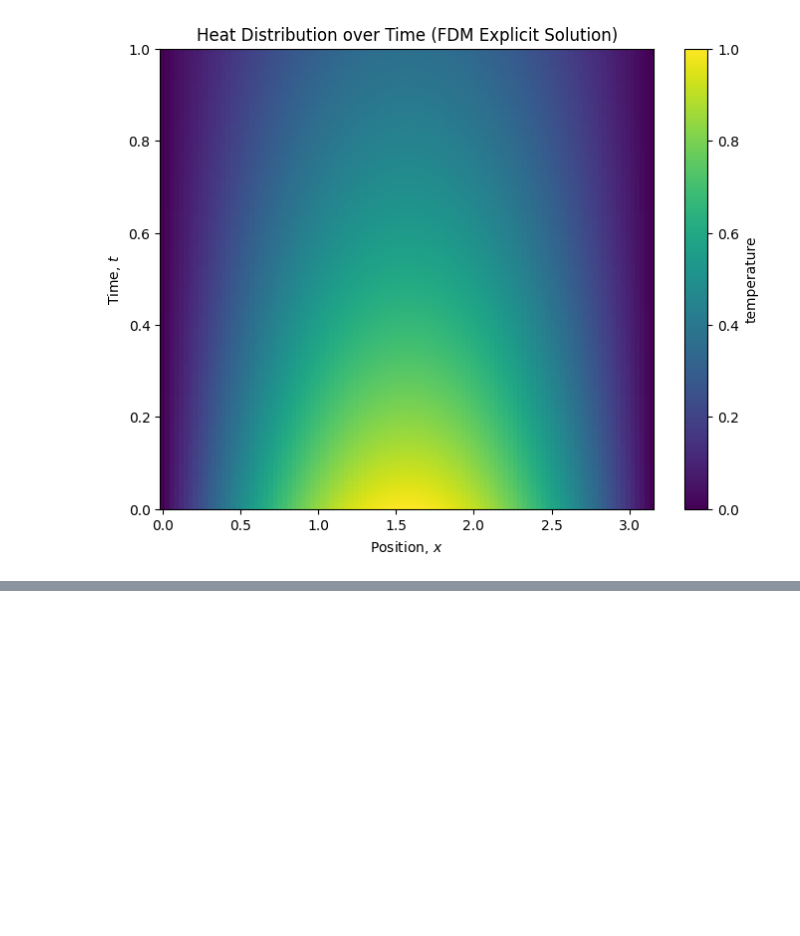
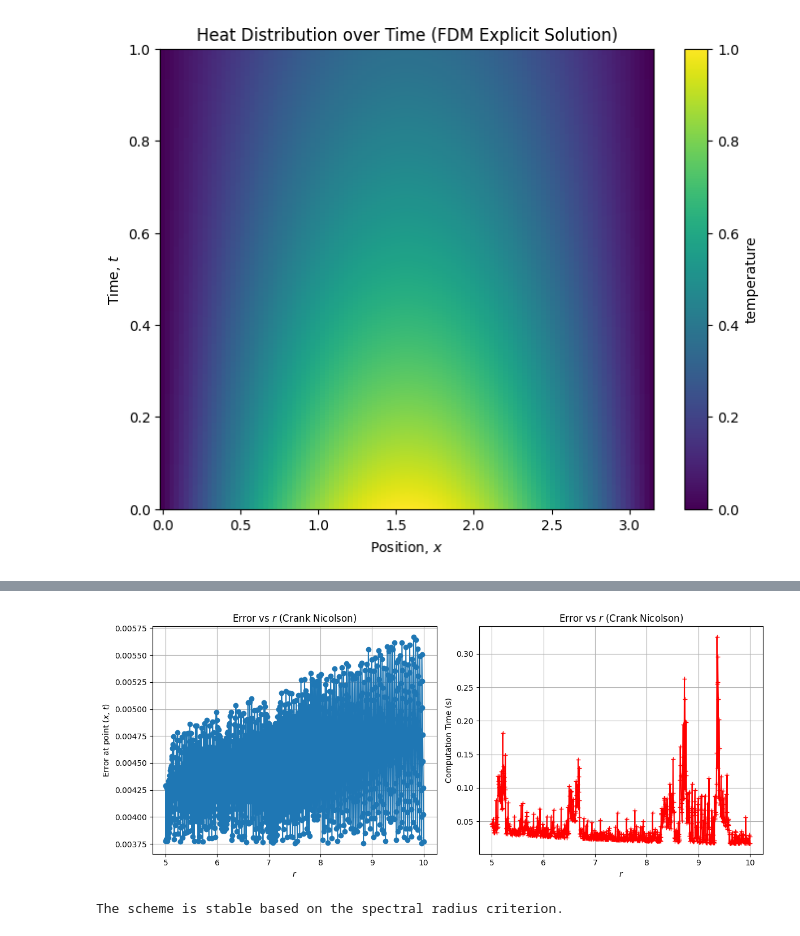
Before and after one commit to PradeC123/Numerical-Solution-to-PDE-GD-Smith-, a Jupyter notebook: Chapter2_PDE_FDM,_Convergence,_Stability_GD_Smith_(Pranav_Chopde).ipynb, the cells around one changed output, grey strips where cells are left out. Drawn from its saved outputs; the diff is of its cells as text; code cells hidden in the pictures; blank space fills up the shorter version.

```diff
--- a/Chapter2_PDE_FDM,_Convergence,_Stability_GD_Smith_(Pranav_Chopde).ipynb
+++ b/Chapter2_PDE_FDM,_Convergence,_Stability_GD_Smith_(Pranav_Chopde).ipynb
@@ -255,0 +371,13 @@ To solve the equation, one typically rearranges it into a form that can be solve
+# %%
+# Parameters for demonstration of error and computation time as a function of r > 1/2
+r_values = np.linspace(5, 10, 1000)  # Example range of r values
+dx = 0.02
+L = np.pi  # Length of the domain
+T = 1  # Total time
+alpha = 1  # Thermal diffusivity
+x_point = L / 2  # Specific point in space
+t_point = T / 2  # Specific point in time
+verbose = 1 #(0 or 1 only) (Other than that will raise an error)
+
+# Perform the analysis
+errors, computational_time = ErrorAnalysis_Actual_FDMExp_specific_point(r_values, dx, L, T, alpha, x_point, t_point, verbose = 1, scheme = 2)
@@ -255,0 +402,13 @@ To solve the equation, one typically rearranges it into a form that can be solve
+# %%
+# Error and computational_time vs r
+plot_Error_comptime(errors, computational_time, r_values, scheme = 2)
+## Conclusion: r>0.5  gives us faster convergence and stable solution.
+# %% [output]
+[figure, added]
+# %%
+# Stability test for Explicit Matrix
+# Check stability
+is_stable = FDM_explicit_solution_stability(r = 0.3, dx = 0.03, L = np.pi, T = 1, alpha = 1)
+print(f"The scheme is {'stable' if is_stable else 'unstable'} based on the spectral radius criterion.")
+# %% [output]
+The scheme is stable based on the spectral radius criterion.
```
Also changed, not shown: parts of 12 cells of this notebook.
